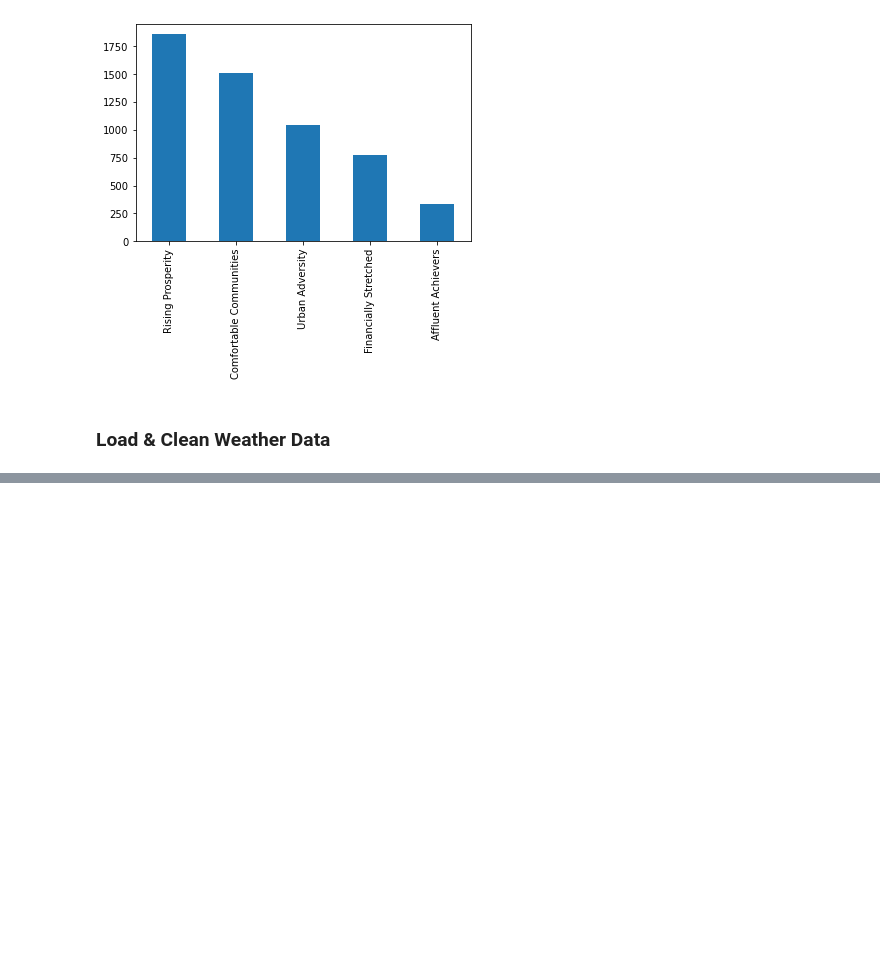
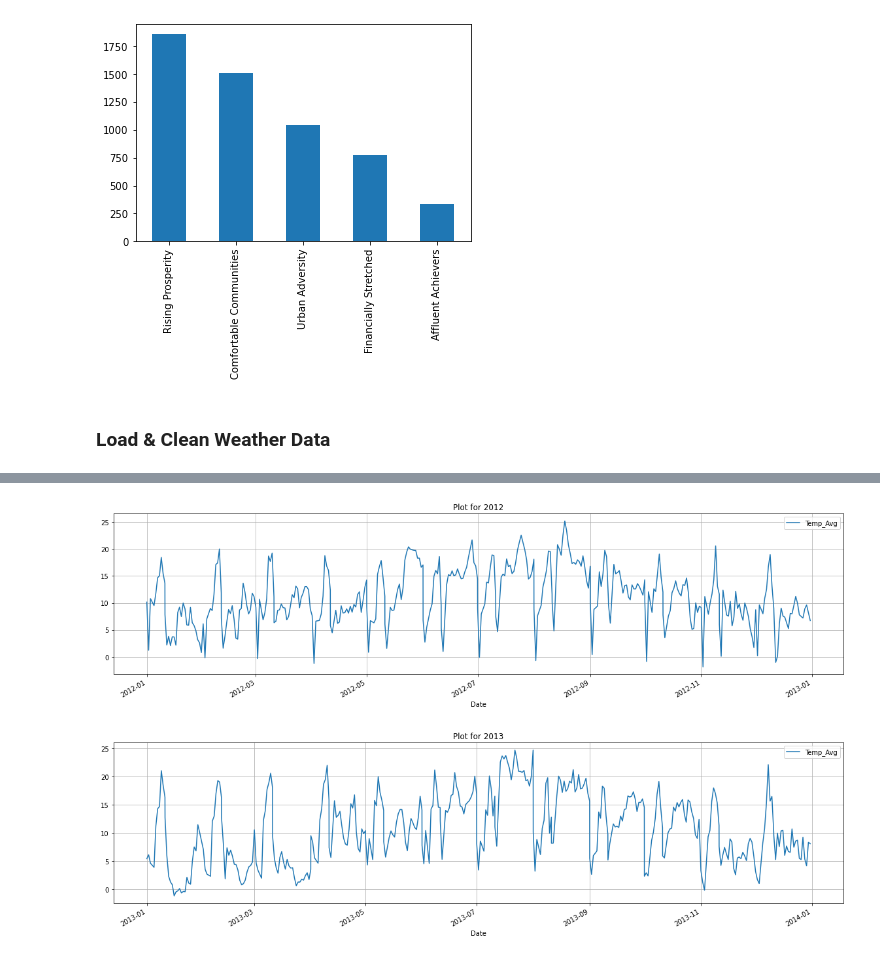
Before and after one commit to 93ramadan/uob-bdsa603-practice2, a Jupyter notebook: 20113798.ipynb, the cells around one changed output, grey strips where cells are left out. Saved outputs shown, nothing was run; the diff lists cells and outputs as text; code cells hidden in the pictures; blank space fills up the shorter version.

```diff
--- a/20113798.ipynb
+++ b/20113798.ipynb
@@ -239,0 +240,10 @@ df_Weather[(df_Weather['Date'].dt.year == 2012)]
+# %%
+# Visualize Weather Data for each Year (Daily Visualization)
+df_Weather_GroupedByYear = df_Weather.groupby(df_Weather['Date'].dt.year)
+for SingleGroupedYear in dict(list(df_Weather_GroupedByYear)):
+    df_SingleGroupedYear = df_Weather_GroupedByYear.get_group(SingleGroupedYear)
+    df_SingleGroupedYear.plot(x='Date', y='Temp_Avg', title='Plot for '+ str(SingleGroupedYear),
+                              figsize=(20,5), grid=True, legend = True)
+# %% [output]
+[figure, added]
+[figure, added]
```
Also changed, not shown: parts of 9 cells of this notebook.
